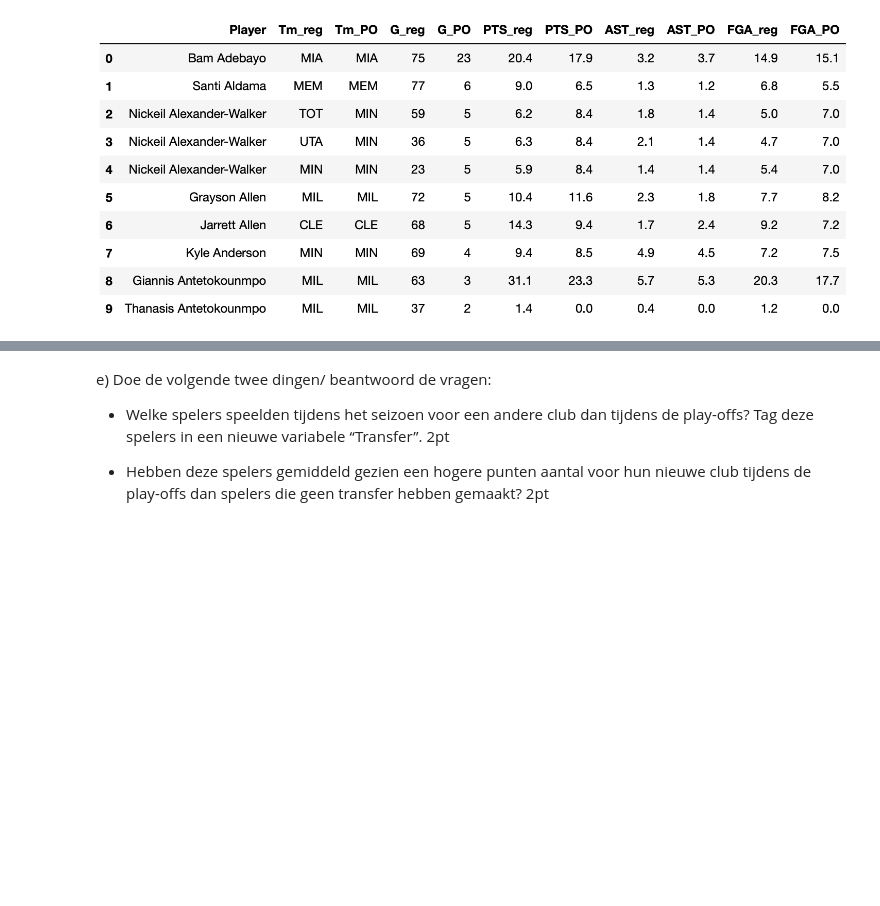
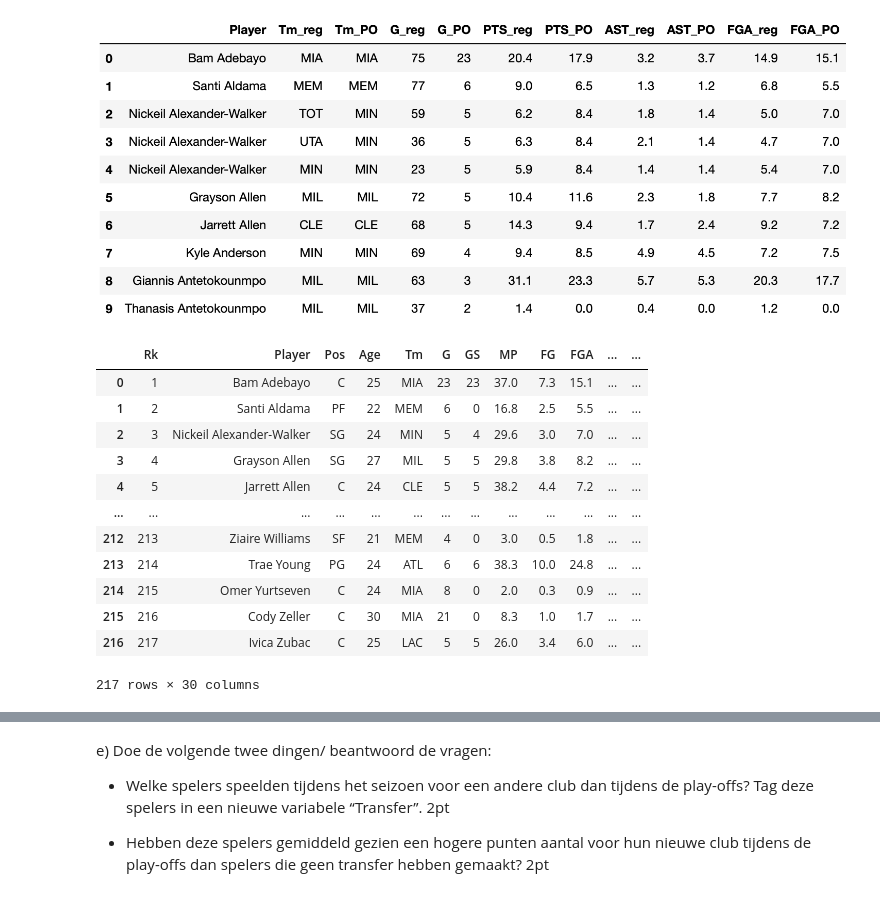
Before and after one commit to jeroentjjeee/minor, a Jupyter notebook: Tentamen-8Nov-vragen.ipynb, the cells around one changed output, grey strips where cells are left out. Drawn from its saved outputs; the diff is of its cells as text; code cells hidden in the pictures; blank space fills up the shorter version.

```diff
--- a/Tentamen-8Nov-vragen.ipynb
+++ b/Tentamen-8Nov-vragen.ipynb
@@ -107,3 +274,20 @@ d) Merge de dataframes NBA_reg en NBA_PO en gebruik hierbij suffixes = *('_reg',
 Image(filename='NBA_dataframe_example.png')
 # %% [output]
 [figure]
+# %%
+NBA_PO = pd.read_csv("2022_2023_NBA_Player_Stats_Playoffs.csv",encoding='latin-1',sep=";")
+NBA_PO
+# %% [output]
+|  | Rk | Player | Pos | Age | Tm | G | GS | MP | FG | FGA | ... | ... |
+| 0 | 1 | Bam Adebayo | C | 25 | MIA | 23 | 23 | 37.0 | 7.3 | 15.1 | ... | ... |
+| 1 | 2 | Santi Aldama | PF | 22 | MEM | 6 | 0 | 16.8 | 2.5 | 5.5 | ... | ... |
+| 2 | 3 | Nickeil Alexander-Walker | SG | 24 | MIN | 5 | 4 | 29.6 | 3.0 | 7.0 | ... | ... |
+| 3 | 4 | Grayson Allen | SG | 27 | MIL | 5 | 5 | 29.8 | 3.8 | 8.2 | ... | ... |
+| 4 | 5 | Jarrett Allen | C | 24 | CLE | 5 | 5 | 38.2 | 4.4 | 7.2 | ... | ... |
+| ... | ... | ... | ... | ... | ... | ... | ... | ... | ... | ... | ... | ... |
+| 212 | 213 | Ziaire Williams | SF | 21 | MEM | 4 | 0 | 3.0 | 0.5 | 1.8 | ... | ... |
+| 213 | 214 | Trae Young | PG | 24 | ATL | 6 | 6 | 38.3 | 10.0 | 24.8 | ... | ... |
+| 214 | 215 | Omer Yurtseven | C | 24 | MIA | 8 | 0 | 2.0 | 0.3 | 0.9 | ... | ... |
+| 215 | 216 | Cody Zeller | C | 30 | MIA | 21 | 0 | 8.3 | 1.0 | 1.7 | ... | ... |
+| 216 | 217 | Ivica Zubac | C | 25 | LAC | 5 | 5 | 26.0 | 3.4 | 6.0 | ... | ... |
+217 rows × 30 columns
```
Also changed, not shown: parts of 11 cells of this notebook, 5 other files.
